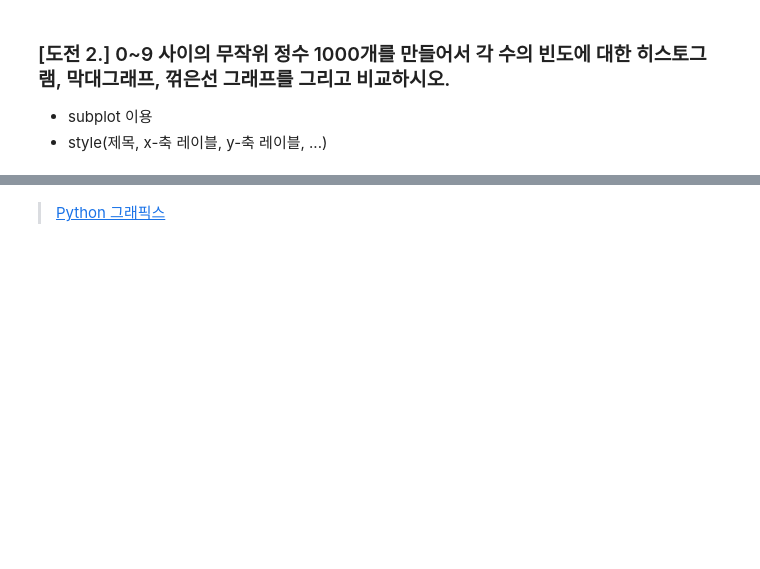
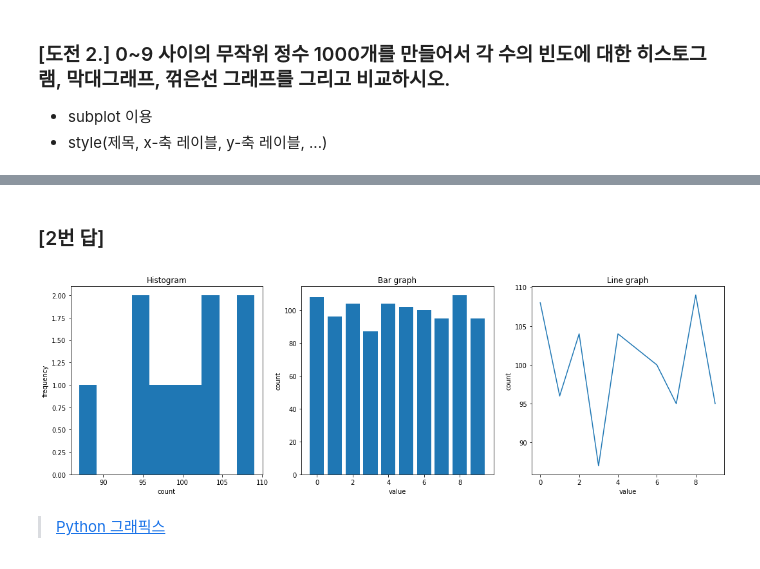
Before and after one commit to junggangwo/pdm04, a Jupyter notebook: py-graphics/matplotlib_4_challenges.ipynb, the cells around one changed output, grey strips where cells are left out. Saved outputs shown, nothing was run; the diff lists cells and outputs as text; code cells hidden in the pictures; blank space fills up the shorter version.

```diff
--- a/py-graphics/matplotlib_4_challenges.ipynb
+++ b/py-graphics/matplotlib_4_challenges.ipynb
@@ -54,2 +76,26 @@ plt.bar(value,count) #,color="bgrcmyk")  # 'bgrcmykw
+# %% [markdown]
+### [2번 답]
+# %%
+fig = plt.figure(figsize=(15,5))            # figure 크기 설정
+
+ax1 = fig.add_subplot(131)                  # 1행 3열 중 첫번째
+ax1.hist(count)                             # 히스토그램 그리기
+ax1.title.set_text('Histogram')             # 제목 설정
+ax1.set(xlabel = 'count', ylabel = 'frequency') # x, y label 설정 (x축은 빈도수를 나타냄)
+
+ax2 = fig.add_subplot(132)                  # 1행 3열 중 두번째
+ax2.bar(value,count)                        # 막대 그래프 그리기
+ax2.title.set_text('Bar graph')             # 제목 설정
+ax2.set(xlabel = 'value', ylabel = 'count') # x, y label 설정
+
+ax3 = fig.add_subplot(133)                  # 1행 3열 중 세번째
+ax3.plot(value,count)                       # 꺾은선 그래프 그리기
+ax3.title.set_text('Line graph')            # 제목 설정
+ax3.set(xlabel = 'value', ylabel = 'count') # x, y label 설정
+
+fig.tight_layout()  # 간격 유지
+plt.show()
+# %% [output]
+[figure, added]
 # %% [markdown]
 > [Python 그래픽스](https://datascienceschool.net/view-notebook/d0b1637803754bb083b5722c9f2209d0/)
```
Also changed, not shown: parts of 11 cells of this notebook.
